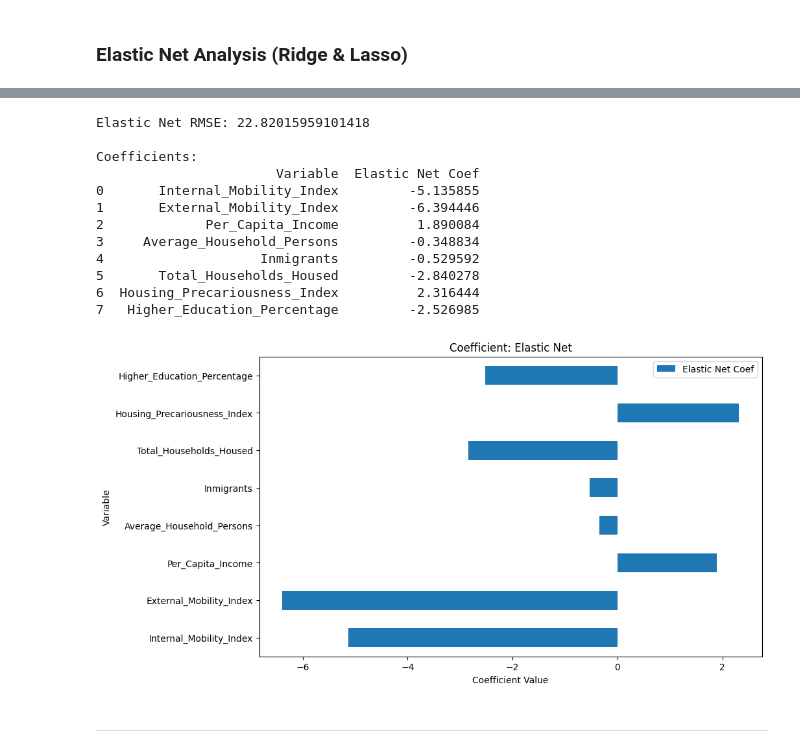
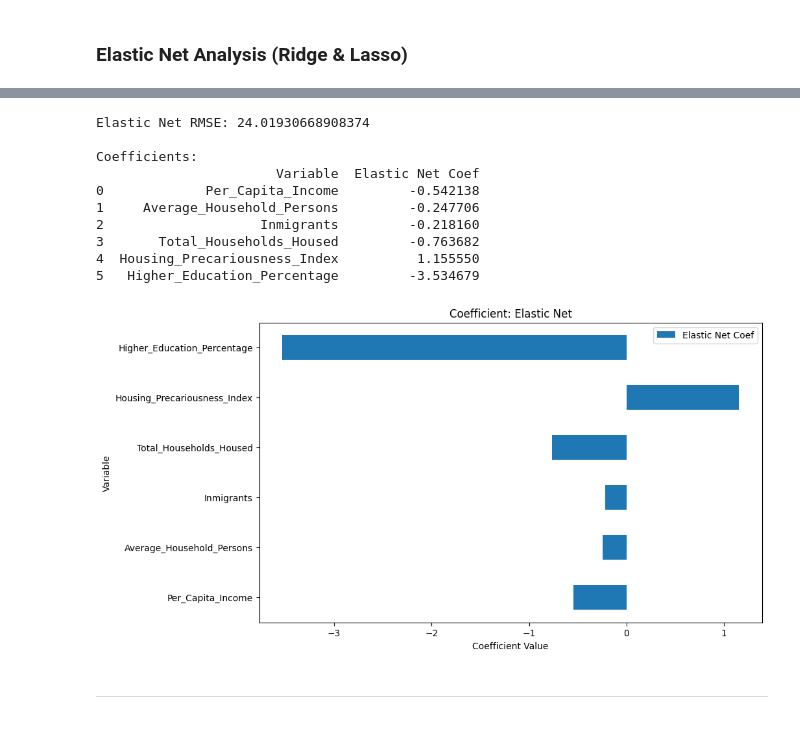
Before and after one commit to lugerlakes/covid-nhmm, a Jupyter notebook: notebooks/Linear_Mixed_Model.ipynb, the cells around one changed output, grey strips where cells are left out. Saved outputs shown, nothing was run; the diff lists cells and outputs as text; code cells hidden in the pictures.

```diff
--- a/notebooks/Linear_Mixed_Model.ipynb
+++ b/notebooks/Linear_Mixed_Model.ipynb
@@ -615,3 +1129,25 @@ dev.off()
 ___________
 # %% [markdown]
 ### **Elastic Net Analysis (Ridge & Lasso)**
+# %%
+import pandas as pd
+
+# Cargar el archivo CSV
+lmm_data = pd.read_csv("../data/processed/lmm_data.csv", delimiter=",")  # Asegurando la lectura con la coma como separador
+
+# Lista de columnas que tienen valores con comas en los decimales
+columns_to_fix = [
+    "Employment_Conditions",
+    "Business_Climate",
+    "Socio-cultural_Factors",
+    "Connectivity_and_Mobility",
+    "Health_and_Ecology",
+    "Housing_and_Urban_Space",
+    "Urban_Quality_of_Life_Index_2019"
+]
+
+# Reemplazar comas por puntos y convertir a tipo float
+for col in columns_to_fix:
+    lmm_data[col] = lmm_data[col].str.replace(",", ".").astype(float)
+
+# Ahora ya puedes continuar con el preprocesamiento
@@ -624,7 +1380,7 @@ from sklearn.model_selection import train_test_split
 from sklearn.metrics import mean_squared_error
 
 # Define las columnas de covariables y la variable objetivo
-covariables = ['Internal_Mobility_Index','External_Mobility_Index','Per_Capita_Income', 'Average_Household_Persons',
+covariables = ['Per_Capita_Income', 'Average_Household_Persons',
                'Inmigrants', 'Total_Households_Housed', 'Housing_Precariousness_Index',
                'Higher_Education_Percentage']
 target = 'Gross_Daily_Cases_Mobile_Average_7_Days'  # Sustituye por tu variable objetivo
@@ -647,43 +1403,41 @@ elastic_net.fit(X_train, y_train)
 # Coeficientes obtenidos
 elastic_net_coef = elastic_net.coef_
 
 # Crear un DataFrame para visualizar los coeficientes
 coef_df = pd.DataFrame({
     'Variable': covariables,
     'Elastic Net Coef': elastic_net_coef
 })
 
 # Evaluar el modelo
 elastic_net_pred = elastic_net.predict(X_test)
 elastic_net_rmse = np.sqrt(mean_squared_error(y_test, elastic_net_pred))
 
 # Mostrar resultados
 print("Elastic Net RMSE:", elastic_net_rmse)
 print("\nCoefficients:")
 print(coef_df)
 
 # Visualización opcional
 import matplotlib.pyplot as plt
 
 coef_df.set_index('Variable').plot(kind='barh', figsize=(10, 6))
 plt.title('Coefficient: Elastic Net')
 plt.xlabel('Coefficient Value')
 plt.grid(False)
 plt.show()
 # %% [output]
-Elastic Net RMSE: 22.82015959101418
+Elastic Net RMSE: 24.01930668908374
 
 Coefficients:
                        Variable  Elastic Net Coef
-0       Internal_Mobility_Index         -5.135855
-1       External_Mobility_Index         -6.394446
-2             Per_Capita_Income          1.890084
-3     Average_Household_Persons         -0.348834
-4                    Inmigrants         -0.529592
-5       Total_Households_Housed         -2.840278
-6  Housing_Precariousness_Index          2.316444
-7   Higher_Education_Percentage         -2.526985
+0             Per_Capita_Income         -0.542138
+1     Average_Household_Persons         -0.247706
+2                    Inmigrants         -0.218160
+3       Total_Households_Housed         -0.763682
+4  Housing_Precariousness_Index          1.155550
+5   Higher_Education_Percentage         -3.534679
-[figure, old version]
+[figure, new version]
 # %% [markdown]
 ___________
 # %% [markdown]
```
Also changed, not shown: parts of 31 cells of this notebook, 3 other files.
